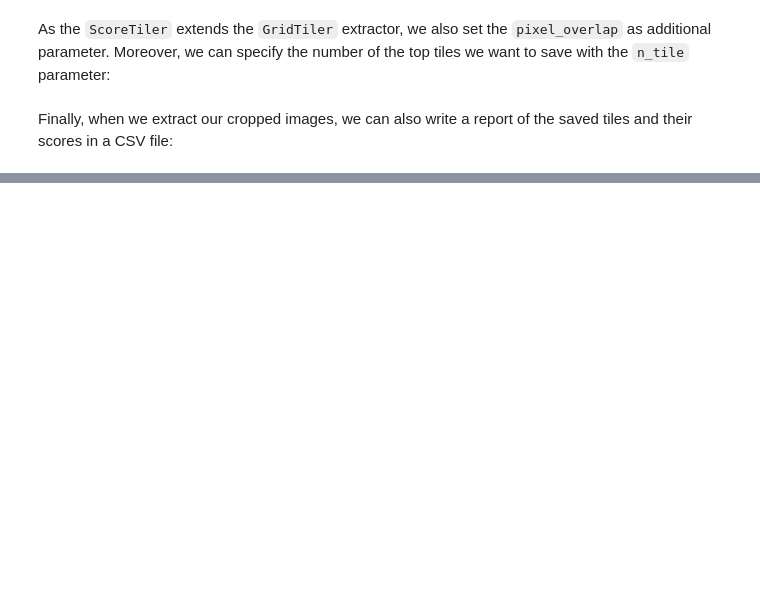
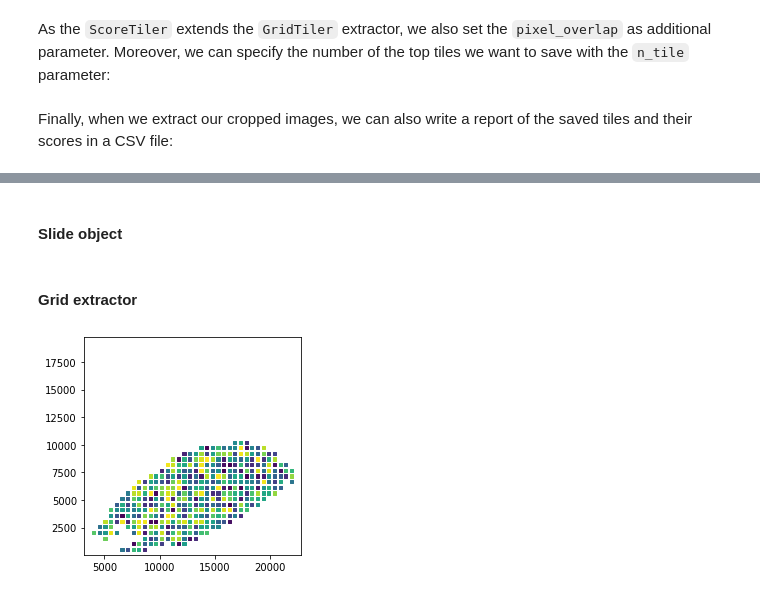
Before and after one commit to sidhomj/qpath_unet, a Jupyter notebook: tmp_resources/jupyterlab/how_to_use_histolab.ipynb, the cells around one changed output, grey strips where cells are left out. Saved outputs shown, nothing was run; the diff lists cells and outputs as text; code cells hidden in the pictures; blank space fills up the shorter version.

```diff
--- a/tmp_resources/jupyterlab/how_to_use_histolab.ipynb
+++ b/tmp_resources/jupyterlab/how_to_use_histolab.ipynb
@@ -171,0 +268,44 @@ NucleiScorer()
+# %%
+os.chdir(working_directory)
+BASE_PATH = os.getcwd()
+PROCESS_PATH_QPUN = os.path.join(BASE_PATH,'images','histolab',tissue, 'processed')
+os.makedirs(PROCESS_PATH_QPUN, exist_ok=True)
+# %% [markdown]
+#### Slide object
+# %%
+qpun_slide = Slide(image_path, processed_path=PROCESS_PATH_QPUN)
+# %% [markdown]
+#### Grid extractor
+# %%
+grid_tiles_extractor = GridTiler(
+    tile_size=(512, 512),
+    level=0,
+    check_tissue=True,
+    pixel_overlap=0, # default
+    prefix=tissue+"_grid_", # save tiles in the "grid" subdirectory of slide's processed_path
+    suffix=".png" # default
+)
+# %%
+gtegen_tg = grid_tiles_extractor._tiles_generator(qpun_slide)
+x_tile_ul = []
+y_tile_ul = []
+x_tile_br = []
+y_tile_br = []
+for gridtilegen in gtegen_tg:
+    x_tile_ul.append(gridtilegen[-1].x_ul)
+    y_tile_ul.append(gridtilegen[-1].y_ul)
+    x_tile_br.append(gridtilegen[-1].x_br)
+    y_tile_br.append(gridtilegen[-1].y_br)
+# %%
+import numpy as np
+import matplotlib.pyplot as plt
+c = np.random.randint(0,50,len(x_tile_ul))
+size = 10
+ymax = np.max(y_tile_ul)+512
+y_tile_ul_flipped = [ymax-y_tile_ul_i for y_tile_ul_i in y_tile_ul]
+
+plt.scatter(x_tile_ul,y_tile_ul_flipped,s=size,c=c,marker='s')
+plt.axis('square')
+plt.show()
+# %% [output]
+[figure, added]
```
Also changed, not shown: parts of 14 cells of this notebook, 28 other files.
